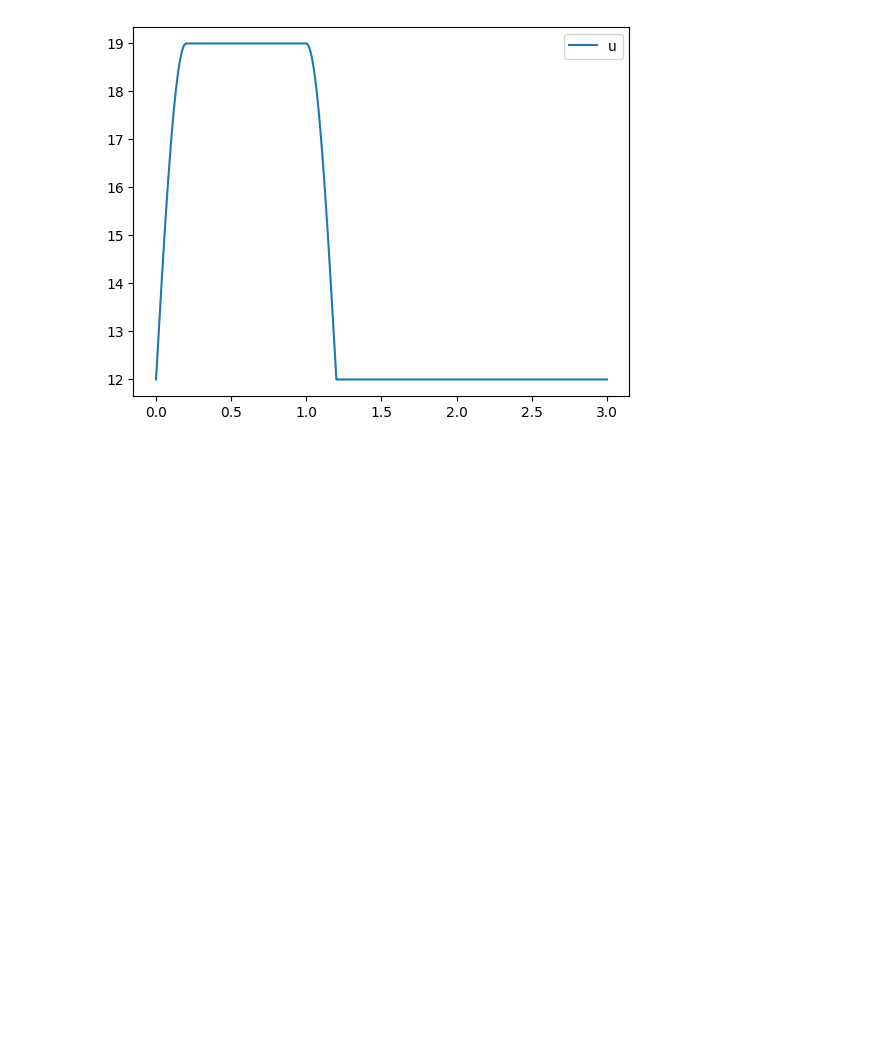
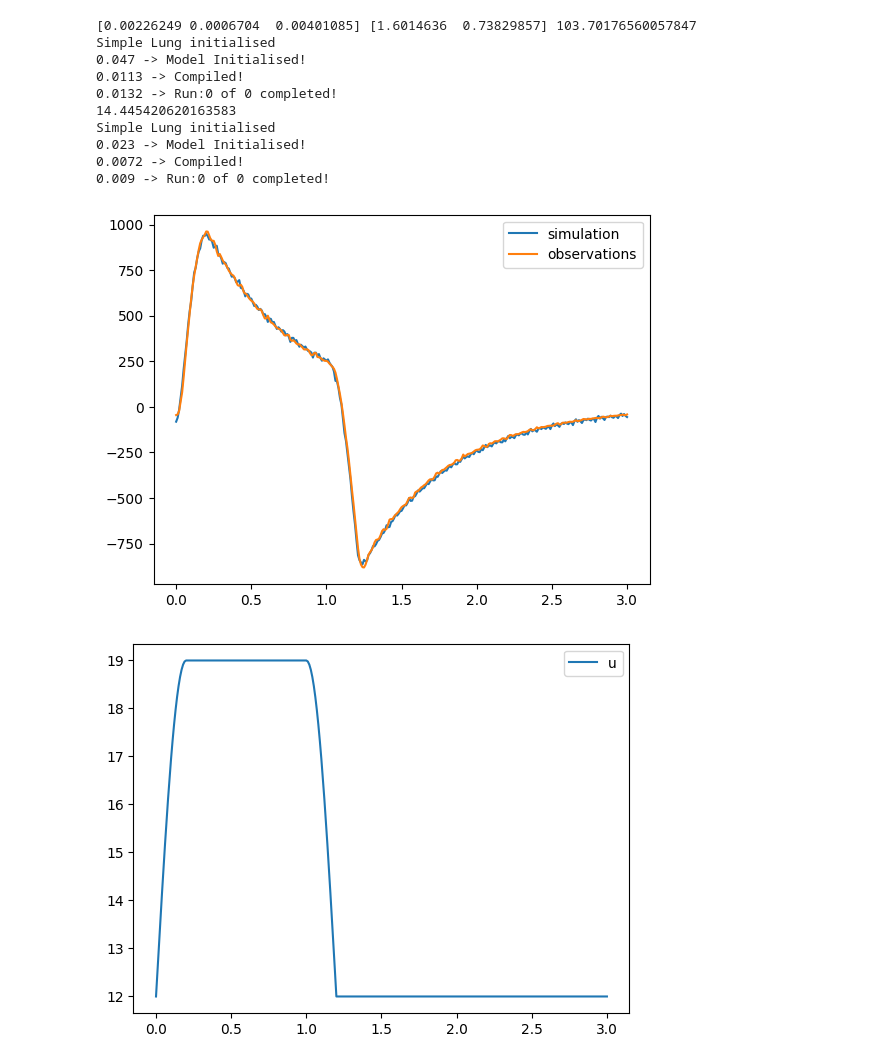
Before and after one commit to dejavu513/sequential-calibration, a Jupyter notebook: main.ipynb, the cells around one changed output. Saved outputs shown, nothing was run; the diff lists cells and outputs as text; code cells hidden in the pictures; blank space fills up the shorter version.

```diff
--- a/main.ipynb
+++ b/main.ipynb
@@ -127,7 +160,7 @@ def Imp(obs,x,md,me):
 #Subset Simulation for history matching
 #algorithm we use to update samples, and we here consider Modified Metropolis
 ###modified metropolis
-def modmetro(nc,ns,d,z,q):
+def modmetro(nc,ns,d,z,q,Y):
     for j in range(1,nc+1):
         for m in range(1,ns+1):
             ### step 1
@@ -139,14 +172,14 @@ def modmetro(nc,ns,d,z,q):
                 else:
                     q[k-1]=z[j-1,k-1,m-1]
             ###step 2 q belongs to F_L or not
-            if Imp(obs=obs,x=q,me=me,md=md)<Ys[L]: ###responses
+            if Imp(obs=obs,x=q,me=me,md=md)<Y: ###responses
                 z[j-1,:,m]=q
             else:
                 z[j-1,:,m]=z[j-1,:,m-1]
     return(z)
 
 def sus(obs,n,me,md):
-    d = 2 #dimension of the input space first layer concludes 2 parameters?
+    d = 6 #dimension of the input space first layer concludes 2 parameters?
     YF = 3 #critical threshold (gx>=YF)
     n = n #3000 #number of samples per level
     p = 0.1 #level probability
@@ -168,16 +201,18 @@ def sus(obs,n,me,md):
         if ys[0,i-1]<YF: # whether it falls in failure domain
             nF[0]=nF[0]+1
             index.append(i-1)
-    while (nF[L]/n)<p: # stopping criterion
+    while (nF[L]/n)<p and (L<5): # stopping criterion
         index = [0]
         L=L+1 # next conditional level is needed
-        w = -ys[L-1,:]
+        w = ys[L-1,:]
         ind = sorted(range(len(w)), key=lambda k: w[k])# original index of descending responses
         ys[L-1,:] = ys[L-1,ind] #renumbered responses
         Xs[:,:, L-1] = Xs[ind,:,L-1] # renumbered samples
         Ys[L-1] = (ys[L-1,nc-1]+ys[L-1,nc])/2 #L^th intermediate threshold
         zs[:,:,0] = Xs[range(0,nc),:, L-1] # seeds of Markov chain
-        zs = modmetro(nc,ns,d,z=zs,q=qs)###modified metropolis algorithm
+        print('L = ', L)
+        print('intermediate threshold:',Ys[L-1])
+        zs = modmetro(nc,ns,d,z=zs,q=qs,Y=Ys[L-1])###modified metropolis algorithm
         for j in range(1,nc+1):
             for m in range(1,ns+2):
                 Xs[(j-1)*(ns+1)+m-1,:,L]=zs[j-1,:,m-1]### update L-th level samples
@@ -187,15 +222,15 @@ def sus(obs,n,me,md):
             if ys[L, i-1]<YF:
                 nF[L]=nF[L]+1
                 index.append(i-1)
-    #index = np.where(np.array(xu)[:,0]==L)
-    #xfin= np.array(xu)[index[0][:],1:]
-    #return(xfin)
-    Xfin = Xs[index[1:],:,L]
-    return(Xfin)
+    return(Xs[:,:,L])
+    #Xfin = Xs[index[1:],:,L]
+    #return(Xfin)
 # %%
 # history matching
-N=1000
+start_time = time.time()
+N=20
 X=sus(obs=obs,n=N,me=me,md=md)#new particles obtained from SuS
 y = np.zeros(X.shape[0])
 for i in range(1,X.shape[0]+1):
     y[i-1] = Imp(obs=obs,x=X[i-1,:],me=me,md=md)
+print("--- %s seconds ---" % (time.time() - start_time))
@@ -202,3 +255,23 @@ for i in range(1,X.shape[0]+1):
+# %%
+print(np.exp(X[0,0:3])/500,np.exp(X[0,3:5]),np.exp(X[0,5])*50)
+print(Imp(obs,X[0,:],me=me,md=md))
+mpl.plot(np.array(t),np.array(lung(X[0,:])), label = 'simulation')
+#mpl.plot(np.array(t),np.array(lung(mean)), label = 'mean of initial random samples')
+mpl.plot(np.array(t),np.array(obs), label = 'observations')
+mpl.legend()
+mpl.show()
+# %% [output]
+[0.00226249 0.0006704  0.00401085] [1.6014636  0.73829857] 103.70176560057847
+Simple Lung initialised
+0.047 -> Model Initialised!
+0.0113 -> Compiled!
+0.0132 -> Run:0 of 0 completed!
+14.445420620163583
+Simple Lung initialised
+0.023 -> Model Initialised!
+0.0072 -> Compiled!
+0.009 -> Run:0 of 0 completed!
+[figure, added]
 # %%
 # For the pressures of the cardiovascular model
 for key,results in pressureRes.items():
```
Also changed, not shown: parts of 10 cells of this notebook.
